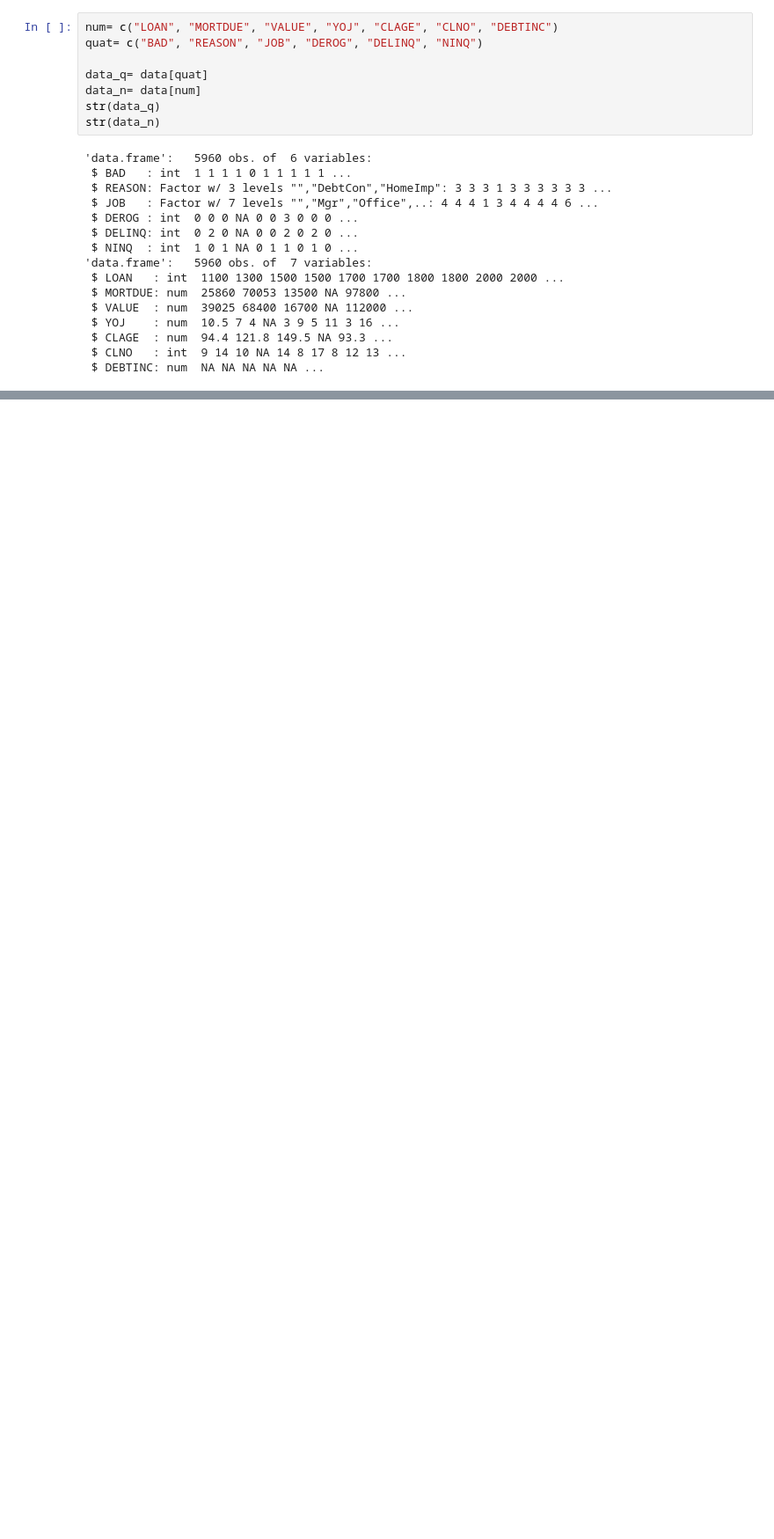
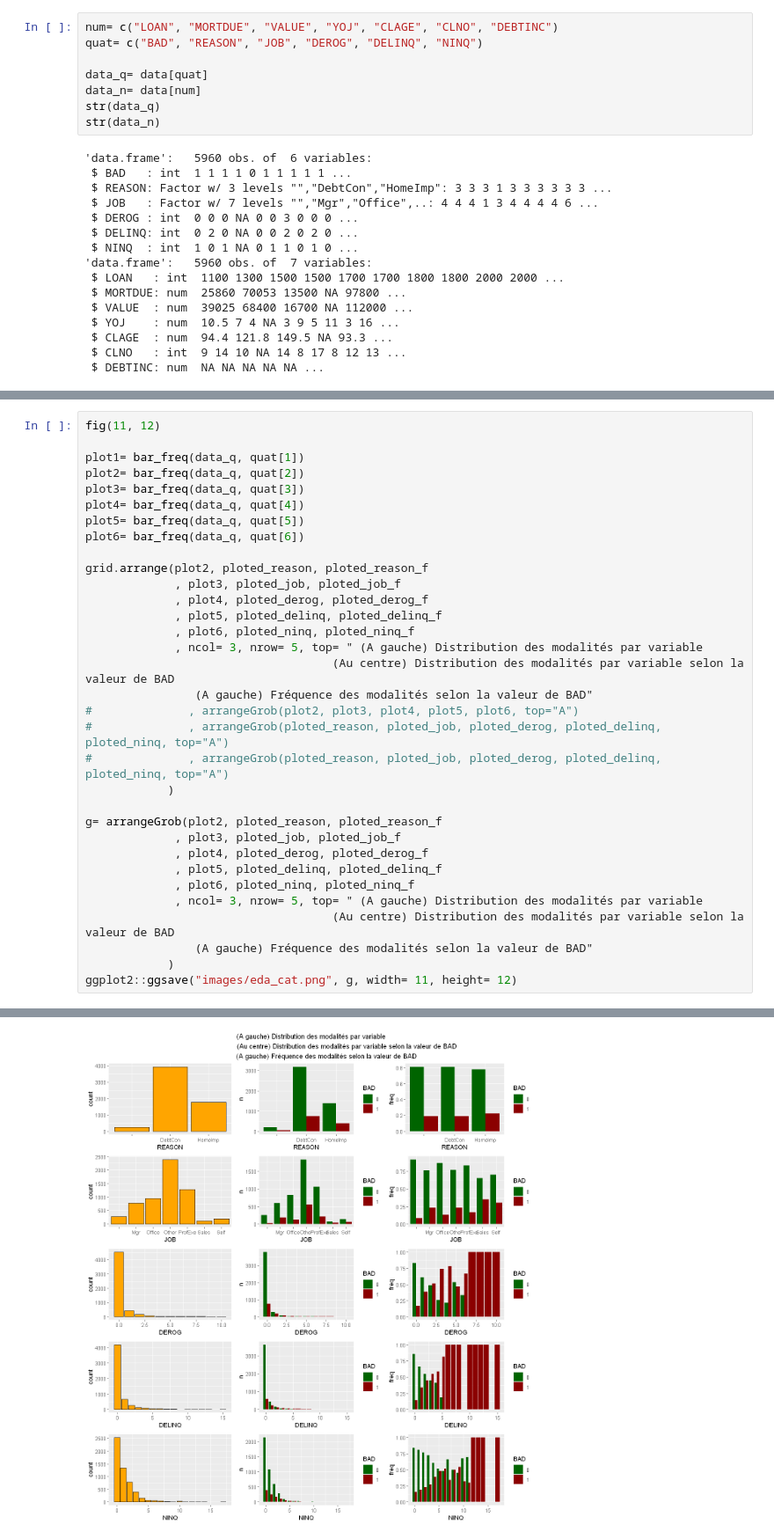
Before and after one commit to Orlogskapten/scoring_R, a Jupyter notebook: first_try.ipynb, the cells around one changed output, grey strips where cells are left out. Shown at 88% size. Cells and saved outputs as stored; diff of their text form; blank space fills up the shorter version.

```diff
--- a/first_try.ipynb
+++ b/first_try.ipynb
@@ -161,0 +222,34 @@ Warning message:
+# %%
+fig(11, 12)
+
+plot1= bar_freq(data_q, quat[1])
+plot2= bar_freq(data_q, quat[2])
+plot3= bar_freq(data_q, quat[3])
+plot4= bar_freq(data_q, quat[4])
+plot5= bar_freq(data_q, quat[5])
+plot6= bar_freq(data_q, quat[6])
+
+grid.arrange(plot2, ploted_reason, ploted_reason_f
+             , plot3, ploted_job, ploted_job_f
+             , plot4, ploted_derog, ploted_derog_f
+             , plot5, ploted_delinq, ploted_delinq_f
+             , plot6, ploted_ninq, ploted_ninq_f
+             , ncol= 3, nrow= 5, top= " (A gauche) Distribution des modalités par variable
+                                    (Au centre) Distribution des modalités par variable selon la valeur de BAD
+                (A gauche) Fréquence des modalités selon la valeur de BAD"
+#              , arrangeGrob(plot2, plot3, plot4, plot5, plot6, top="A")
+#              , arrangeGrob(ploted_reason, ploted_job, ploted_derog, ploted_delinq, ploted_ninq, top="A")
+#              , arrangeGrob(ploted_reason, ploted_job, ploted_derog, ploted_delinq, ploted_ninq, top="A")
+            )
+
+g= arrangeGrob(plot2, ploted_reason, ploted_reason_f
+             , plot3, ploted_job, ploted_job_f
+             , plot4, ploted_derog, ploted_derog_f
+             , plot5, ploted_delinq, ploted_delinq_f
+             , plot6, ploted_ninq, ploted_ninq_f
+             , ncol= 3, nrow= 5, top= " (A gauche) Distribution des modalités par variable
+                                    (Au centre) Distribution des modalités par variable selon la valeur de BAD
+                (A gauche) Fréquence des modalités selon la valeur de BAD"
+            )
+ggplot2::ggsave("images/eda_cat.png", g, width= 11, height= 12)
+# %% [output]
@@ -161,0 +275 @@ Warning message:
+[figure, added]
```
Also changed, not shown: parts of 12 cells of this notebook, 6 other files.
